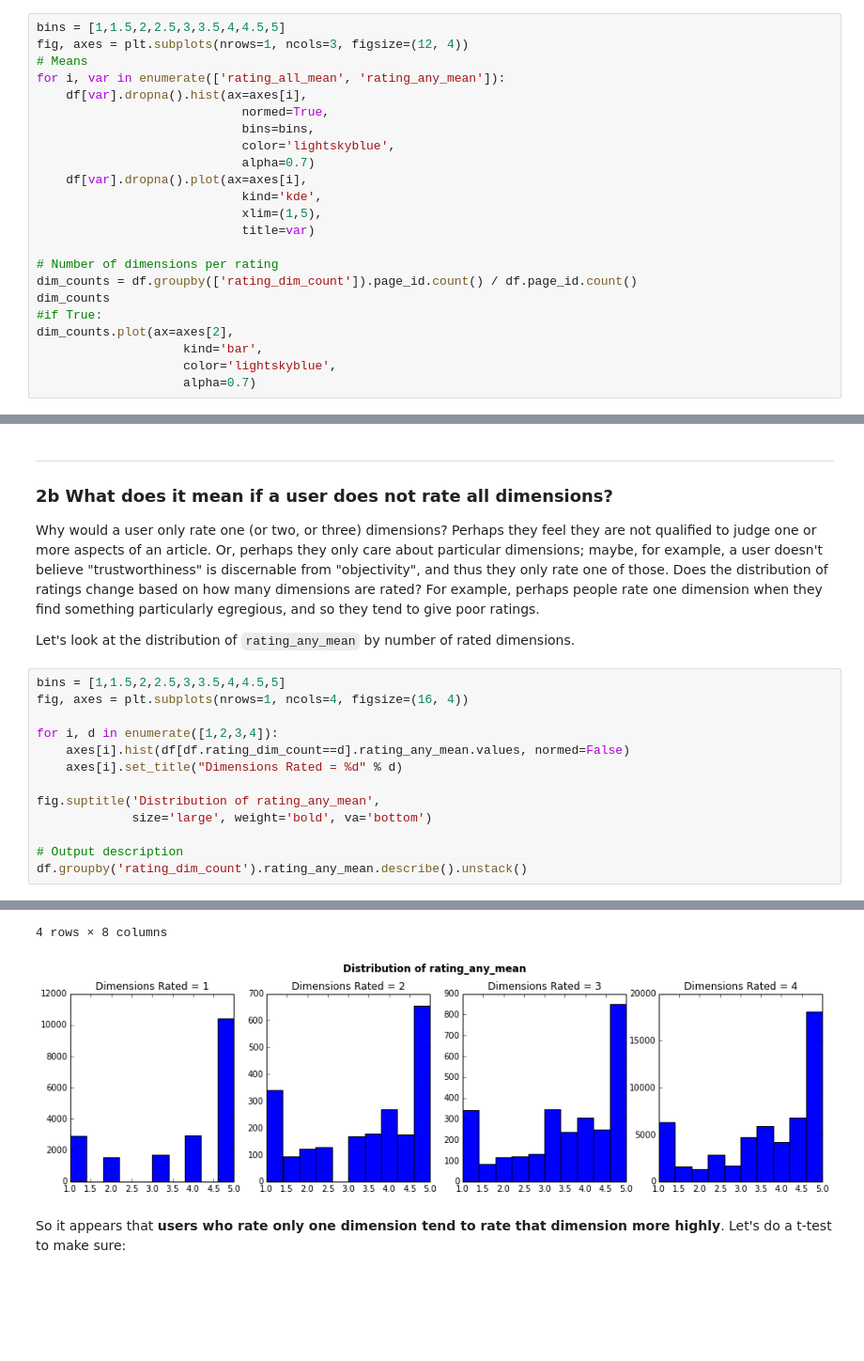
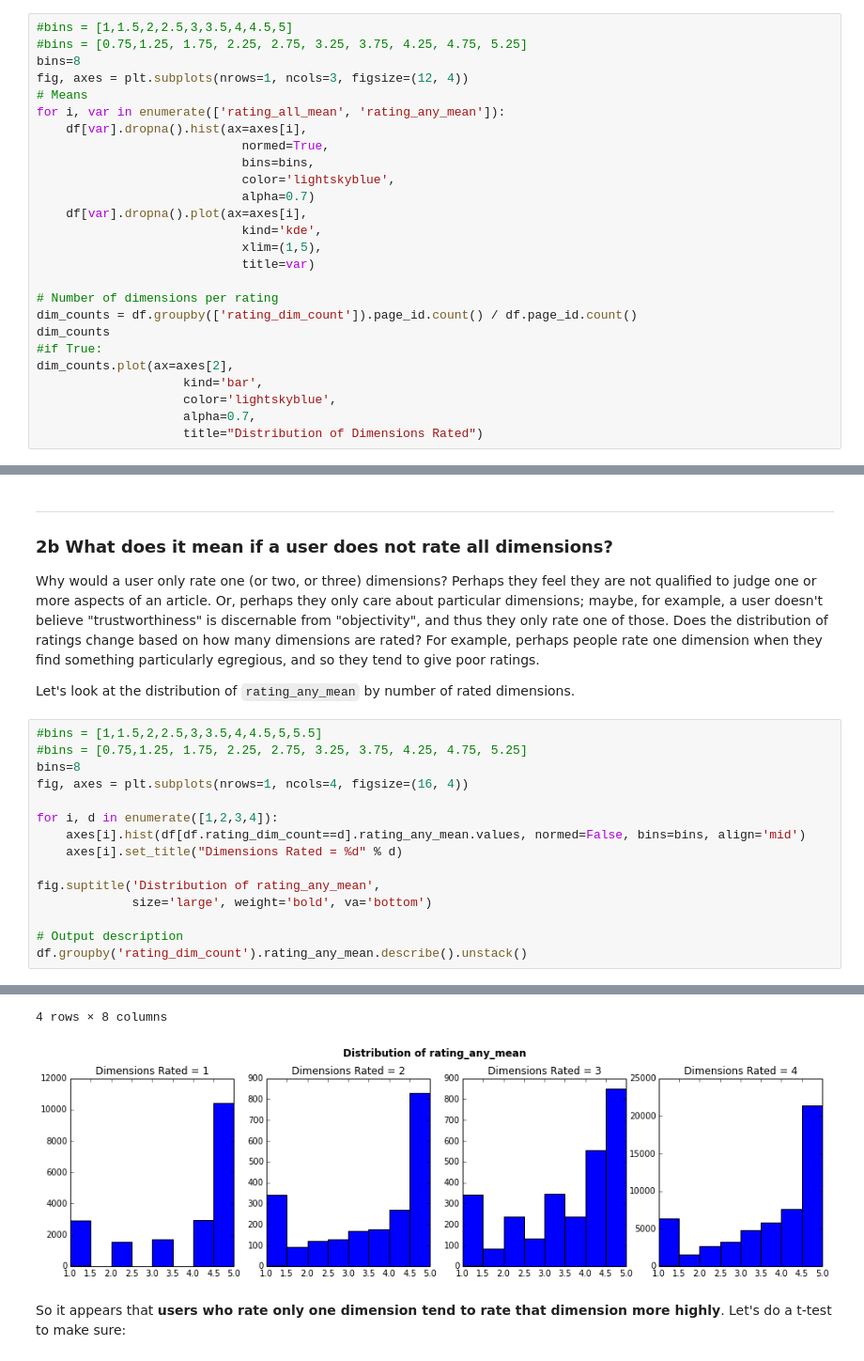
Before and after one commit to bkfunk/rating_wiki, a Jupyter notebook: Explore Ratings.ipynb, the cells around one changed output, grey strips where cells are left out. Shown at 94% size. Drawn from its saved outputs; the diff is of its cells as text; blank space fills up the shorter version.

```diff
--- a/Explore Ratings.ipynb
+++ b/Explore Ratings.ipynb
@@ -280,7 +320,9 @@ Note that, because this is a quotient, there are bumps at `p/q`.
 ### 2a - What is the distribution of page ratings?
 Let's look at the distribution of all ratings. First we'll look at `ratings_all_mean` (the mean of all dimensions _only when all dimensions are present_, and `ratings_any_mean` (the mean of any dimensions that are present). We'll also look at the number of dimensions rated.
 # %%
-bins = [1,1.5,2,2.5,3,3.5,4,4.5,5]
+#bins = [1,1.5,2,2.5,3,3.5,4,4.5,5]
+#bins = [0.75,1.25, 1.75, 2.25, 2.75, 3.25, 3.75, 4.25, 4.75, 5.25]
+bins=8
 fig, axes = plt.subplots(nrows=1, ncols=3, figsize=(12, 4))
 # Means
 for i, var in enumerate(['rating_all_mean', 'rating_any_mean']):
@@ -301,6 +343,7 @@ dim_counts
 dim_counts.plot(ax=axes[2],
                     kind='bar',
                     color='lightskyblue',
-                    alpha=0.7)
+                    alpha=0.7,
+                    title="Distribution of Dimensions Rated")
 # %% [output]
 <matplotlib.axes.AxesSubplot at 0x...>
@@ -315,27 +358,29 @@ Why would a user only rate one (or two, or three) dimensions? Perhaps they feel
 
 Let's look at the distribution of `rating_any_mean` by number of rated dimensions.
 # %%
-bins = [1,1.5,2,2.5,3,3.5,4,4.5,5]
+#bins = [1,1.5,2,2.5,3,3.5,4,4.5,5,5.5]
+#bins = [0.75,1.25, 1.75, 2.25, 2.75, 3.25, 3.75, 4.25, 4.75, 5.25]
+bins=8
 fig, axes = plt.subplots(nrows=1, ncols=4, figsize=(16, 4))
 
 for i, d in enumerate([1,2,3,4]):
-    axes[i].hist(df[df.rating_dim_count==d].rating_any_mean.values, normed=False)
+    axes[i].hist(df[df.rating_dim_count==d].rating_any_mean.values, normed=False, bins=bins, align='mid')
     axes[i].set_title("Dimensions Rated = %d" % d)
 
 fig.suptitle('Distribution of rating_any_mean',
              size='large', weight='bold', va='bottom')
 
 # Output description
 df.groupby('rating_dim_count').rating_any_mean.describe().unstack()
 # %% [output]
 |  | count | mean | std | min | 25% | 50% | 75% | max |
 | rating_dim_count |  |  |  |  |  |  |  |  |
 | 1 | 19535 | 3.841157 | 1.498986 | 1 | 3.000000 | 5 | 5.000000 | 5 |
 | 2 | 2124 | 3.436441 | 1.478599 | 1 | 2.000000 | 4 | 5.000000 | 5 |
 | 3 | 2775 | 3.531291 | 1.318520 | 1 | 2.666667 | 4 | 4.666667 | 5 |
 | 4 | 53303 | 3.658185 | 1.343684 | 1 | 2.750000 | 4 | 5.000000 | 5 |
 4 rows × 8 columns
-[figure, old version]
+[figure, new version]
 # %% [markdown]
 So it appears that __users who rate only one dimension tend to rate that dimension more highly__. Let's do a t-test to make sure:
 # %%
```
Also changed, not shown: parts of 51 cells of this notebook.
